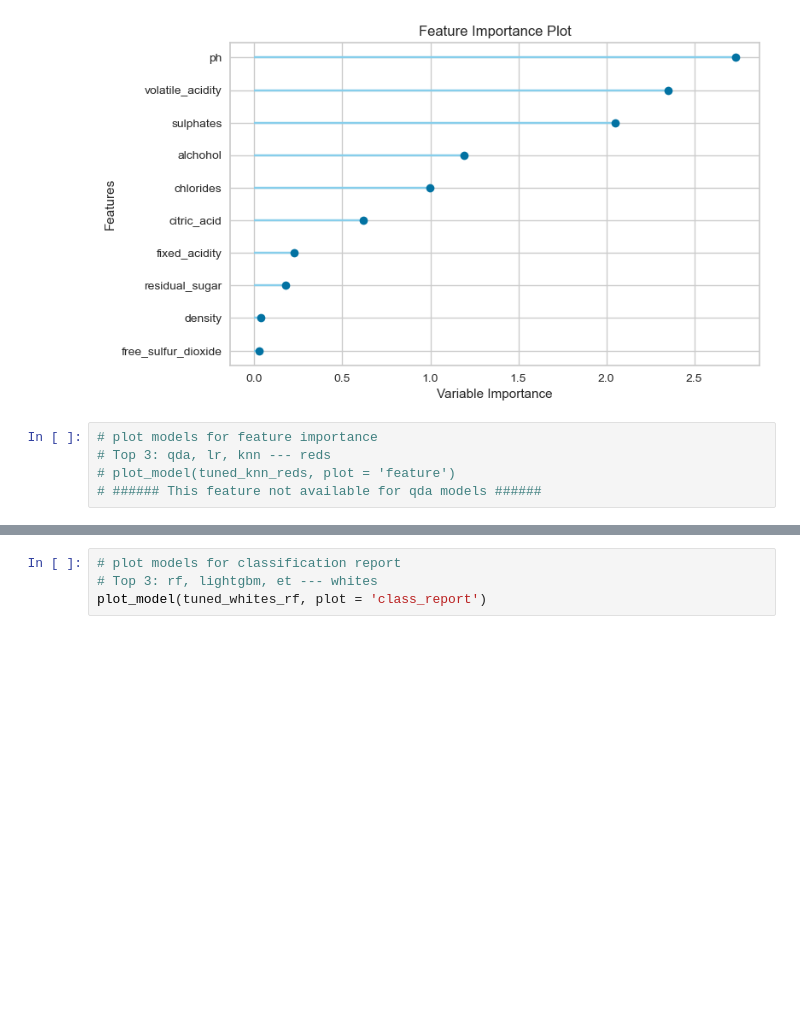
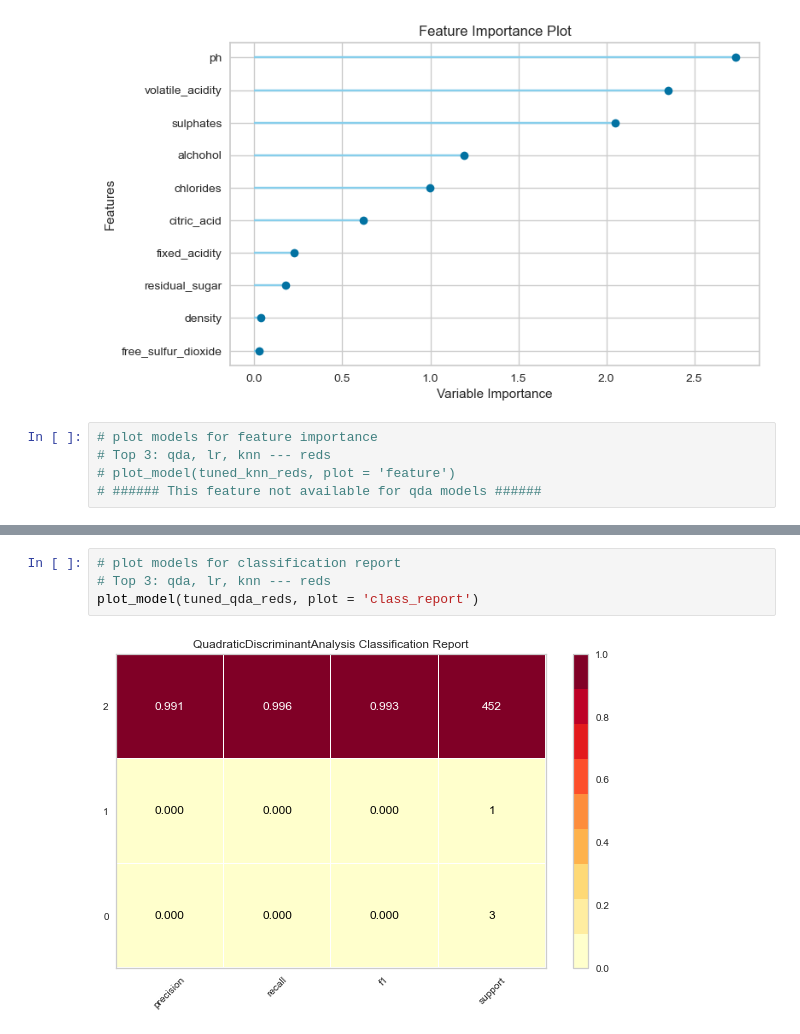
Before and after one commit to isdicely/Project-3, a Jupyter notebook: reds_category_ML.ipynb, the cells around one changed output, grey strips where cells are left out. Drawn from its saved outputs; the diff is of its cells as text; blank space fills up the shorter version.

```diff
--- a/reds_category_ML.ipynb
+++ b/reds_category_ML.ipynb
@@ -354,6 +367,8 @@ plot_model(tuned_whites_et, plot = 'confusion_matrix')
 # %%
 # plot models for classification report
-# Top 3: rf, lightgbm, et --- whites
-plot_model(tuned_whites_rf, plot = 'class_report')
+# Top 3: qda, lr, knn --- reds
+plot_model(tuned_qda_reds, plot = 'class_report')
+# %% [output]
+[figure, added]
 # %%
 # plot models for classification report
```
Also changed, not shown: parts of 23 cells of this notebook, 1 other file.
